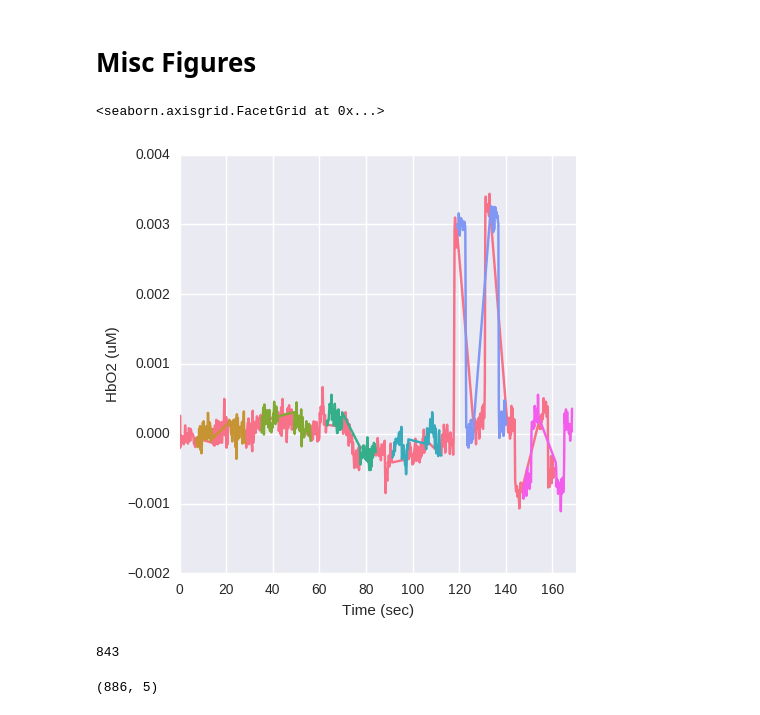
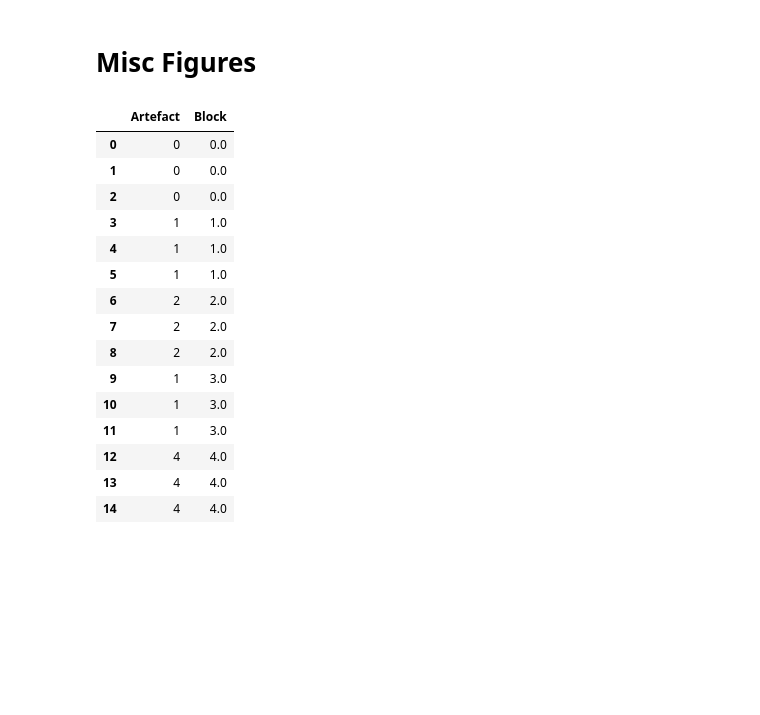
Before and after one commit to buck06191/ABROAD, a Jupyter notebook: Figure-Generation.ipynb, the cells around one changed output. Cells and saved outputs as stored; diff of their text form; code cells hidden in the pictures; blank space fills up the shorter version.

```diff
--- a/Figure-Generation.ipynb
+++ b/Figure-Generation.ipynb
@@ -61,23 +78,40 @@ for df in features:
 # %% [markdown]
 # Misc Figures
+# %%
+def block_allocator(df):
+    i = 0
+    prev = 0
+    for idx, x in enumerate(df['Artefact']):
+        if x == prev:
+            df.loc[idx, 'Block'] = int(i)
+        else:
+            i+=1
+            df.loc[idx, 'Block'] = int(i)
+        prev = int(x)
+    return df
+
+test_df = pd.DataFrame({"Artefact": [0,0,0,1,1,1,2,2,2,1,1,1,4,4,4]})
+block_allocator(test_df)
+# %% [output]
+|  | Artefact | Block |
+| 0 | 0 | 0.0 |
+| 1 | 0 | 0.0 |
+| 2 | 0 | 0.0 |
+| 3 | 1 | 1.0 |
+| 4 | 1 | 1.0 |
+| 5 | 1 | 1.0 |
+| 6 | 2 | 2.0 |
+| 7 | 2 | 2.0 |
+| 8 | 2 | 2.0 |
+| 9 | 1 | 3.0 |
+| 10 | 1 | 3.0 |
+| 11 | 1 | 3.0 |
+| 12 | 4 | 4.0 |
+| 13 | 4 | 4.0 |
+| 14 | 4 | 4.0 |
 # %%
-conc_df = pd.read_csv('./data/raw_conc_data.csv', names= ['HbO2 (uM)', 'HHb (uM)', 'oxCCO (uM)', 'HbT (uM)'], header=43)
+conc_df = pd.read_csv('./data/conc_subject_1.csv', names= ['HbO2 (uM)', 'HHb (uM)', 'oxCCO (uM)', 'HbT (uM)', 'Artefact', 'Subject'], skiprows=1)
 conc_df['Time (sec)'] = np.arange(0,conc_df.shape[0]/5,0.2)
-artefacts = pd.read_csv('./data/raw_sensor_7.csv', usecols=['Artefact', 'Subject'])
-conc_df['Artefact'] = [artefact_names[x] for x in artefacts.Artefact[artefacts['Subject']==2]]
-plt.rcParams['figure.figsize'] = (10.0, 5.0)
-colors = sns.color_palette("Set1", 7)
+conc_df = block_allocator(conc_df)
 artefact_names = ['Control', 'Horizontal Motion', 'Vertical Motion', 'Pressure', 'Frowning', 'Ambient Light', 'Torch Light']
-g = sns.FacetGrid(conc_df, hue='Artefact', size=5, xlim=(0,170))
-g.map(plt.plot, 'Time (sec)', 'HbO2 (uM)')
+conc_df['Artefact'] = [artefact_names[x] for x in conc_df['Artefact']]
-# %% [output]
-<seaborn.axisgrid.FacetGrid at 0x...>
-[figure, removed]
-# %%
-len([artefact_names[x] for x in artefacts.Artefact[artefacts['Subject']==2]])
-# %% [output]
-843
-# %%
-conc_df.shape
-# %% [output]
-(886, 5)
```
Also changed, not shown: parts of 7 cells of this notebook, 1 other file.
